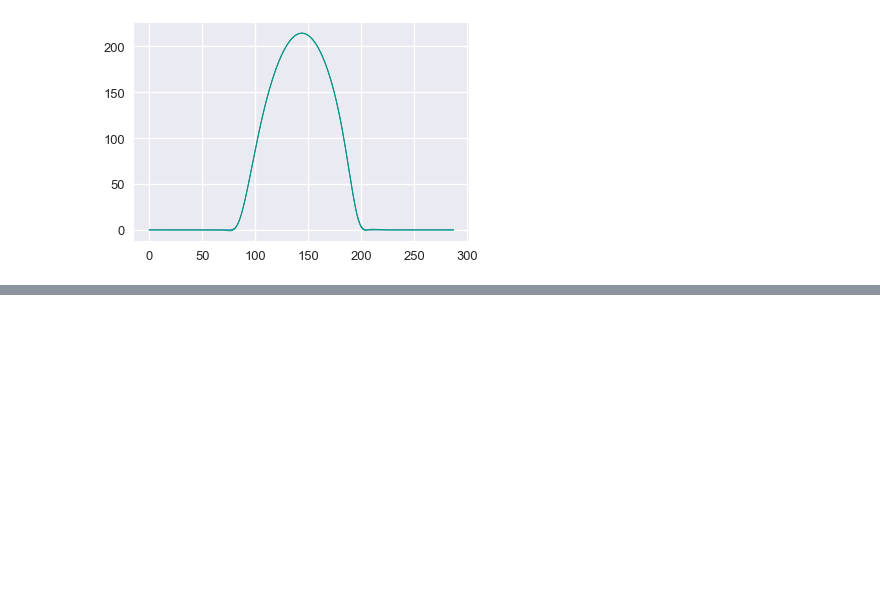
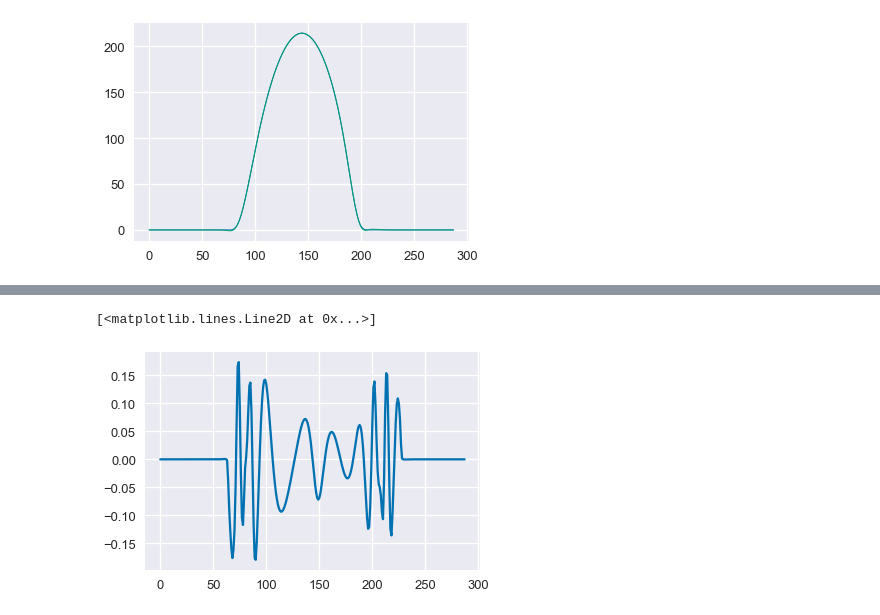
Before and after one commit to slacgismo/StatisticalClearSky, a Jupyter notebook: Synthetic Clear Sky Example.ipynb, the cells around one changed output, grey strips where cells are left out. Cells and saved outputs as stored; diff of their text form; code cells hidden in the pictures; blank space fills up the shorter version.

```diff
--- a/Synthetic Clear Sky Example.ipynb
+++ b/Synthetic Clear Sky Example.ipynb
@@ -107,0 +113,5 @@ _ = scs.make_clearsky_model(n=15, plot=True)
+# %%
+plt.plot(scs.U[:, 16])
+# %% [output]
+[<matplotlib.lines.Line2D at 0x...>]
+[figure, added]
```
Also changed, not shown: parts of 2 cells of this notebook, 3 other files.
